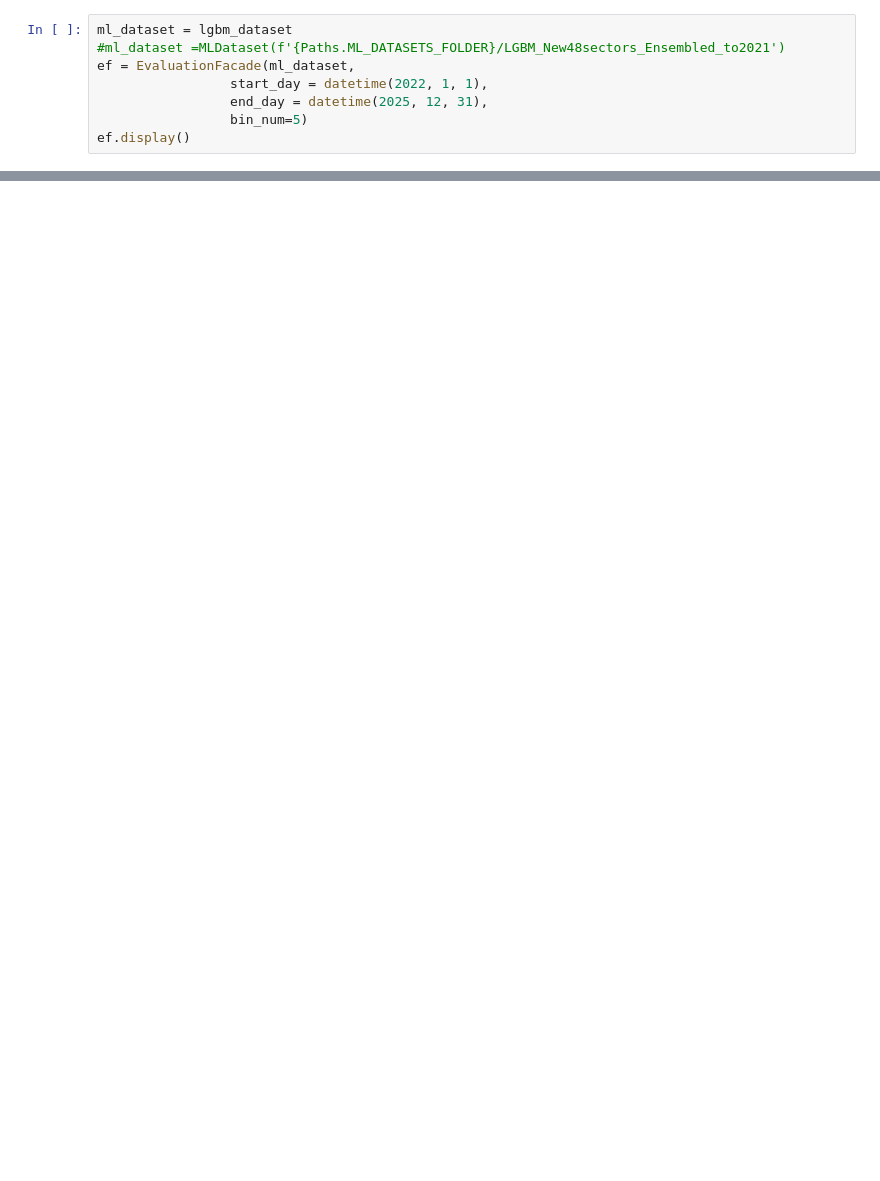
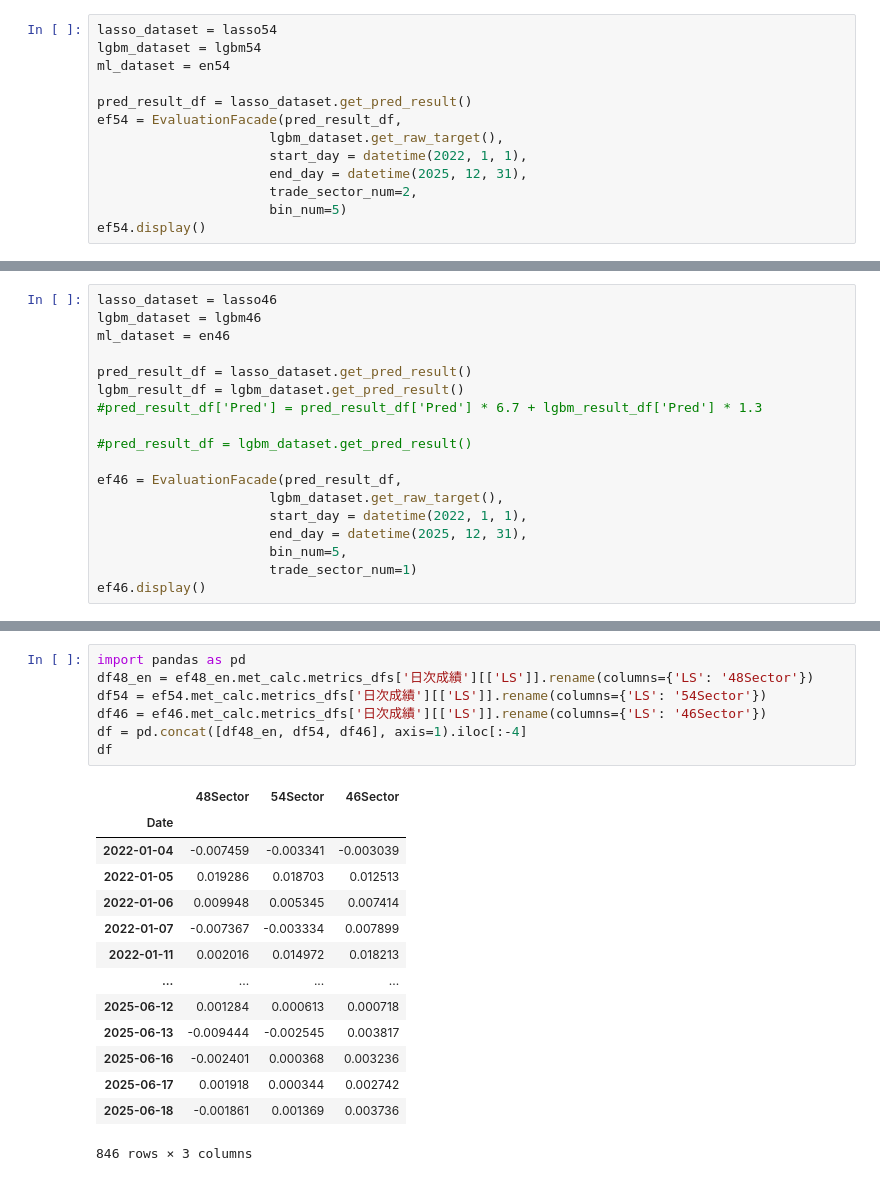
Before and after one commit to reona-investing/enrich_me, a Jupyter notebook: project/execution_scripts/utility_files/model_evaluator.ipynb, the cells around one changed output, grey strips where cells are left out. Drawn from its saved outputs; the diff is of its cells as text; blank space fills up the shorter version.

```diff
--- a/project/execution_scripts/utility_files/model_evaluator.ipynb
+++ b/project/execution_scripts/utility_files/model_evaluator.ipynb
@@ -35,11 +89,16 @@ en_dataset.evaluation_materials.pred_result_df
 # %%
-ml_dataset = lgbm_dataset
-#ml_dataset =MLDataset(f'{Paths.ML_DATASETS_FOLDER}/LGBM_New48sectors_Ensembled_to2021')
-ef = EvaluationFacade(ml_dataset,
-                 start_day = datetime(2022, 1, 1),
-                 end_day = datetime(2025, 12, 31),
-                 bin_num=5)
-ef.display()
+lasso_dataset = lasso54
+lgbm_dataset = lgbm54
+ml_dataset = en54
+
+pred_result_df = lasso_dataset.get_pred_result()
+ef54 = EvaluationFacade(pred_result_df,
+                      lgbm_dataset.get_raw_target(),
+                      start_day = datetime(2022, 1, 1),
+                      end_day = datetime(2025, 12, 31),
+                      trade_sector_num=2,
+                      bin_num=5)
+ef54.display()
 # %% [output]
 読み込みが完了しました。
 全期間
@@ -65,0 +122,18 @@ df.to_csv('result_現行.csv')
+# %%
+lasso_dataset = lasso46
+lgbm_dataset = lgbm46
+ml_dataset = en46
+
+pred_result_df = lasso_dataset.get_pred_result()
+lgbm_result_df = lgbm_dataset.get_pred_result()
+#pred_result_df['Pred'] = pred_result_df['Pred'] * 6.7 + lgbm_result_df['Pred'] * 1.3
+
+#pred_result_df = lgbm_dataset.get_pred_result()
+
+ef46 = EvaluationFacade(pred_result_df,
+                      lgbm_dataset.get_raw_target(),
+                      start_day = datetime(2022, 1, 1),
+                      end_day = datetime(2025, 12, 31),
+                      bin_num=5,
+                      trade_sector_num=1)
+ef46.display()
@@ -65,0 +160,22 @@ df.to_csv('result_現行.csv')
+# %%
+import pandas as pd
+df48_en = ef48_en.met_calc.metrics_dfs['日次成績'][['LS']].rename(columns={'LS': '48Sector'})
+df54 = ef54.met_calc.metrics_dfs['日次成績'][['LS']].rename(columns={'LS': '54Sector'})
+df46 = ef46.met_calc.metrics_dfs['日次成績'][['LS']].rename(columns={'LS': '46Sector'})
+df = pd.concat([df48_en, df54, df46], axis=1).iloc[:-4]
+df
+# %% [output]
+|  | 48Sector | 54Sector | 46Sector |
+| Date |  |  |  |
+| 2022-01-04 | -0.007459 | -0.003341 | -0.003039 |
+| 2022-01-05 | 0.019286 | 0.018703 | 0.012513 |
+| 2022-01-06 | 0.009948 | 0.005345 | 0.007414 |
+| 2022-01-07 | -0.007367 | -0.003334 | 0.007899 |
+| 2022-01-11 | 0.002016 | 0.014972 | 0.018213 |
+| ... | ... | ... | ... |
+| 2025-06-12 | 0.001284 | 0.000613 | 0.000718 |
+| 2025-06-13 | -0.009444 | -0.002545 | 0.003817 |
+| 2025-06-16 | -0.002401 | 0.000368 | 0.003236 |
+| 2025-06-17 | 0.001918 | 0.000344 | 0.002742 |
+| 2025-06-18 | -0.001861 | 0.001369 | 0.003736 |
+846 rows × 3 columns
```
Also changed, not shown: parts of 10 cells of this notebook, 28 other files.
